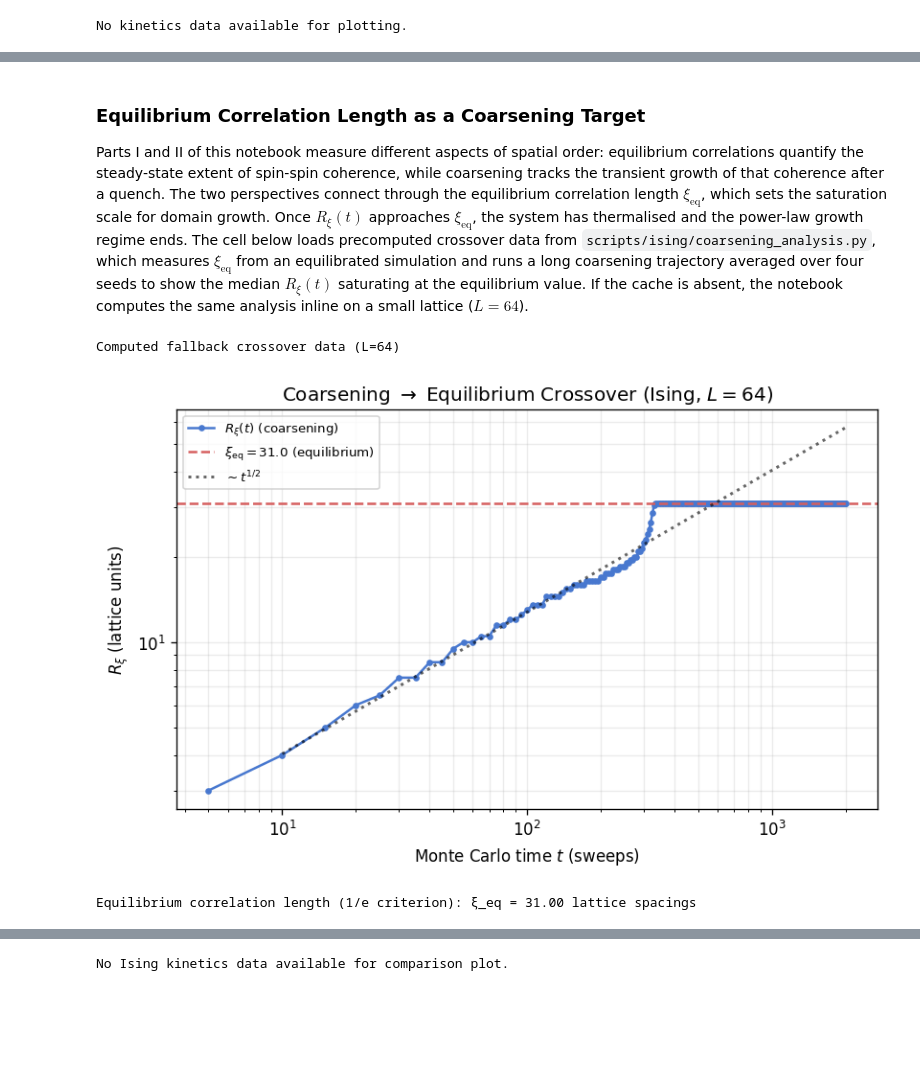
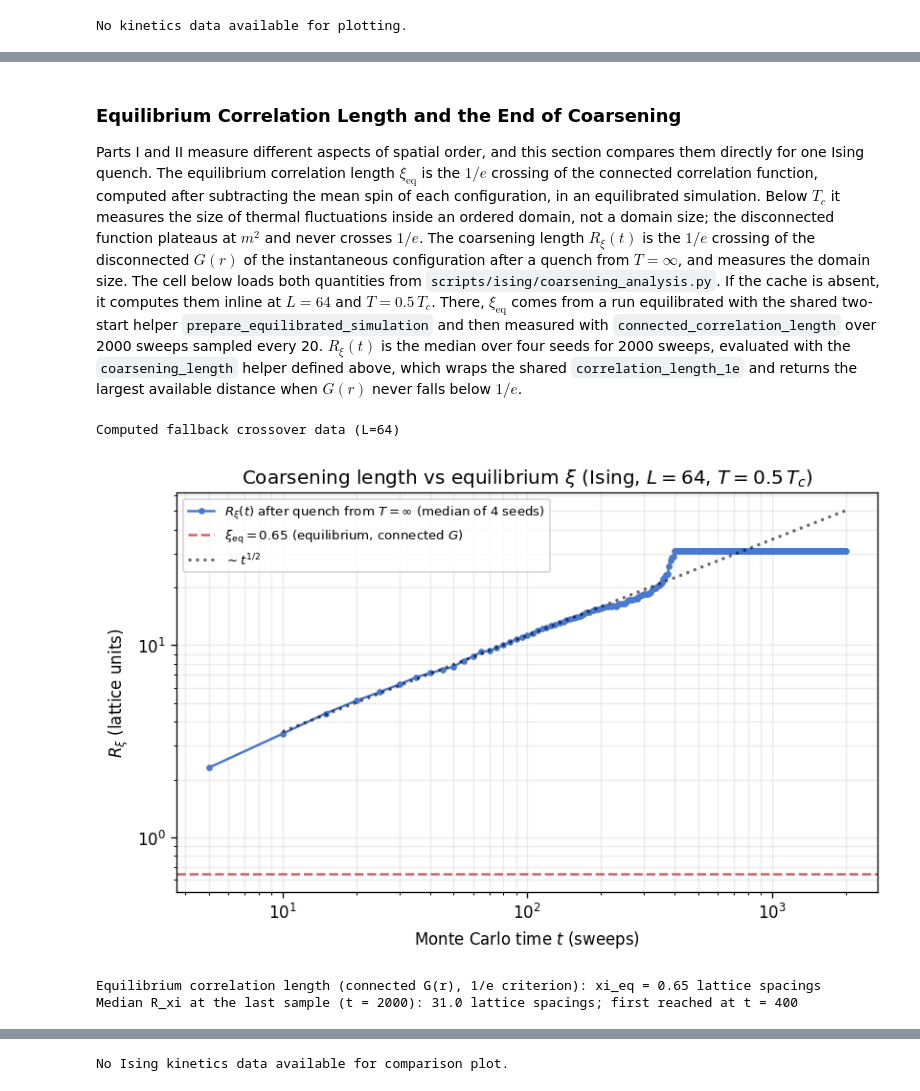
Before and after one commit to manganite/VibeSpin, a Jupyter notebook: notebooks/Correlation_and_Coarsening.ipynb, the cells around one changed output, grey strips where cells are left out. Saved outputs shown, nothing was run; the diff lists cells and outputs as text; code cells hidden in the pictures; blank space fills up the shorter version.

```diff
--- a/notebooks/Correlation_and_Coarsening.ipynb
+++ b/notebooks/Correlation_and_Coarsening.ipynb
@@ -153,5 +143,5 @@ The XY model exhibits algebraic correlations $G(r) \sim r^{-\eta(T)}$ throughout
 # %%
-xy_corr_cache = REPO_ROOT / 'results' / 'xy' / 'correlation_comparison.npz'
+xy_corr_cache = Path('../results/xy/correlation_comparison.npz')
 xy_corr_loaded = False
 
 
@@ -258,8 +247,9 @@ The $q$-state clock model restricts spin orientations to $q$ evenly spaced angle
 # %%
-clock_corr_cache = REPO_ROOT / 'results' / 'clock' / 'correlation_comparison.npz'
+clock_corr_cache = Path('../results/clock/correlation_comparison.npz')
 clock_corr_loaded = False
 
-# Clock transition temperatures for q=6 (approximate, from José et al. 1977)
+# Approximate q=6 clock transition temperatures (Challa and Landau 1986, as
+# quoted by Tomita and Okabe, who obtain T1 = 0.7014 and T2 = 0.9008)
 T1_CLOCK6 = 0.68   # lower KT transition
 T2_CLOCK6 = 0.92   # upper KT transition
 
@@ -394,9 +381,9 @@ The precomputed kinetics data comes from `scripts/{model}/ordering_kinetics.py`.
 kinetics_data = {}
 
 for model_name, cache_path in [
-    ('Ising', REPO_ROOT / 'results' / 'ising' / 'ordering_kinetics.npz'),
-    ('XY', REPO_ROOT / 'results' / 'xy' / 'ordering_kinetics.npz'),
-    ('Clock', REPO_ROOT / 'results' / 'clock' / 'ordering_kinetics.npz'),
+    ('Ising', Path('../results/ising/ordering_kinetics.npz')),
+    ('XY', Path('../results/xy/ordering_kinetics.npz')),
+    ('Clock', Path('../results/clock/ordering_kinetics.npz')),
 ]:
     if cache_path.exists():
         d = np.load(cache_path, allow_pickle=True)
@@ -422,10 +409,12 @@ for model_name, cache_path in [
             }
             print(f'{model_name}: loaded from cache (L={int(d["size"])}, T={float(d["temp"]):.2f})')
         else:
-            print(f'{model_name}: cache incomplete, skipping')
+            print(f'{model_name}: {cache_path} is incomplete, skipping')
     else:
-        print(f'{model_name}: cache not found, skipping')
+        print(f'{model_name}: {cache_path} not found, skipping')
 
 if not kinetics_data:
-    print('\nNo kinetics data found. Run the ordering_kinetics scripts to populate the cache.')
+    print('\nNo kinetics data found. From the repository root, run\n'
+          '    python -m scripts.generate_all --only ordering_kinetics\n'
+          'to write ../results/<model>/ordering_kinetics.npz for all three models.')
 # %% [output]
@@ -633,7 +624,7 @@ The Allen-Cahn theory predicts that the growth exponent $n = 1/2$ is universal f
 # %%
 # --- A3: Quench-depth sensitivity ---
 # Load from precomputed coarsening_analysis.npz; fall back to inline if absent.
-coarsening_cache = REPO_ROOT / 'results' / 'ising' / 'coarsening_analysis.npz'
+coarsening_cache = Path('../results/ising/coarsening_analysis.npz')
 coarsening_loaded = False
 
 
@@ -718,9 +711,9 @@ The three curves converge to the same asymptotic slope on log-log axes, confirmi
 # %% [markdown]
-### Equilibrium Correlation Length as a Coarsening Target
+### Equilibrium Correlation Length and the End of Coarsening
 
-Parts I and II of this notebook measure different aspects of spatial order: equilibrium correlations quantify the steady-state extent of spin-spin coherence, while coarsening tracks the transient growth of that coherence after a quench. The two perspectives connect through the equilibrium correlation length $\xi_{\mathrm{eq}}$, which sets the saturation scale for domain growth. Once $R_\xi(t)$ approaches $\xi_{\mathrm{eq}}$, the system has thermalised and the power-law growth regime ends. The cell below loads precomputed crossover data from `scripts/ising/coarsening_analysis.py`, which measures $\xi_{\mathrm{eq}}$ from an equilibrated simulation and runs a long coarsening trajectory averaged over four seeds to show the median $R_\xi(t)$ saturating at the equilibrium value. If the cache is absent, the notebook computes the same analysis inline on a small lattice ($L = 64$).
+Parts I and II measure different aspects of spatial order, and this section compares them directly for one Ising quench. The equilibrium correlation length $\xi_{\mathrm{eq}}$ is the $1/e$ crossing of the connected correlation function, computed after subtracting the mean spin of each configuration, in an equilibrated simulation. Below $T_c$ it measures the size of thermal fluctuations inside an ordered domain, not a domain size; the disconnected function plateaus at $m^2$ and never crosses $1/e$. The coarsening length $R_\xi(t)$ is the $1/e$ crossing of the disconnected $G(r)$ of the instantaneous configuration after a quench from $T = \infty$, and measures the domain size. The cell below loads both quantities from `scripts/ising/coarsening_analysis.py`. If the cache is absent, it computes them inline at $L = 64$ and $T = 0.5\,T_c$. There, $\xi_{\mathrm{eq}}$ comes from a run equilibrated with the shared two-start helper `prepare_equilibrated_simulation` and then measured with `connected_correlation_length` over 2000 sweeps sampled every 20. $R_\xi(t)$ is the median over four seeds for 2000 sweeps, evaluated with the `coarsening_length` helper defined above, which wraps the shared `correlation_length_1e` and returns the largest available distance when $G(r)$ never falls below $1/e$.
 # %%
-# --- A2: Quantitative bridge — ξ_eq vs coarsening R_ξ(t) ---
+# --- A2: equilibrium xi_eq (connected G) vs coarsening R_xi(t) ---
 # Load from precomputed cache; fall back to inline if absent.
 bridge_loaded = False
 
@@ -759,37 +752,41 @@ if not bridge_loaded:
         rec = 0
         for t in range(1, n_steps_bridge + 1):
             sim_bridge.step()
             if t % sample_ivl_bridge == 0:
                 r_b, G_b = sim_bridge.calculate_correlation_function()
                 all_Rxi_bridge[s, rec] = coarsening_length(r=r_b, G=G_b)
                 rec += 1
     Rxi_bridge = np.median(all_Rxi_bridge, axis=0)
     print(f'Computed fallback crossover data (L={L_bridge})')
 
 # Allen-Cahn guide fitted to early growth region
 early_mask = (times_bridge >= 20) & (times_bridge <= 200)
 pre_bridge_guide = np.exp(
     np.mean(np.log(Rxi_bridge[early_mask]) - 0.5 * np.log(times_bridge[early_mask])))
 
 fig, ax = plt.subplots(figsize=(7, 4.5))
 ax.loglog(times_bridge, Rxi_bridge, "o-", ms=3, color=PALETTE['ising'], lw=1.5,
-          label=r"$R_\xi(t)$ (coarsening)")
+          label=rf"$R_\xi(t)$ after quench from $T=\infty$ (median of {n_seeds_bridge} seeds)")
 ax.axhline(xi_eq, color=PALETTE['crit'], ls="--", lw=1.5,
-           label=rf"$\xi_{{\mathrm{{eq}}}} = {xi_eq:.1f}$ (equilibrium)")
+           label=rf"$\xi_{{\mathrm{{eq}}}} = {xi_eq:.2f}$ (equilibrium, connected $G$)")
 t_g2 = np.linspace(times_bridge[1], times_bridge[-1], 50)
 ax.loglog(t_g2, pre_bridge_guide * t_g2**0.5,
           "k:", lw=1.8, alpha=0.6, label=r"$\sim t^{1/2}$")
 ax.set_xlabel("Monte Carlo time $t$ (sweeps)")
 ax.set_ylabel(r"$R_\xi$ (lattice units)")
 ax.set_title(
-    rf"Coarsening $\rightarrow$ Equilibrium Crossover (Ising, $L = {L_bridge}$)")
+    rf"Coarsening length vs equilibrium $\xi$ (Ising, $L = {L_bridge}$, $T = {T_bridge / TC_ISING:.1f}\,T_c$)")
 ax.grid(alpha=0.25, which='both')
 ax.legend(fontsize=8)
 fig.tight_layout()
 plt.show()
-print(f"Equilibrium correlation length (1/e criterion): "
-      f"ξ_eq = {xi_eq:.2f} lattice spacings")
+print(f"Equilibrium correlation length (connected G(r), 1/e criterion): "
+      f"xi_eq = {xi_eq:.2f} lattice spacings")
+print(f"Median R_xi at the last sample (t = {int(times_bridge[-1])}): "
+      f"{Rxi_bridge[-1]:.1f} lattice spacings; first reached at "
+      f"t = {int(times_bridge[np.argmax(Rxi_bridge >= Rxi_bridge[-1])])}")
 # %% [output]
 Computed fallback crossover data (L=64)
-[figure, old version]
+[figure, new version]
-Equilibrium correlation length (1/e criterion): ξ_eq = 31.00 lattice spacings
+Equilibrium correlation length (connected G(r), 1/e criterion): xi_eq = 0.65 lattice spacings
+Median R_xi at the last sample (t = 2000): 31.0 lattice spacings; first reached at t = 400
```
Also changed, not shown: parts of 39 cells of this notebook, 6 other files.
